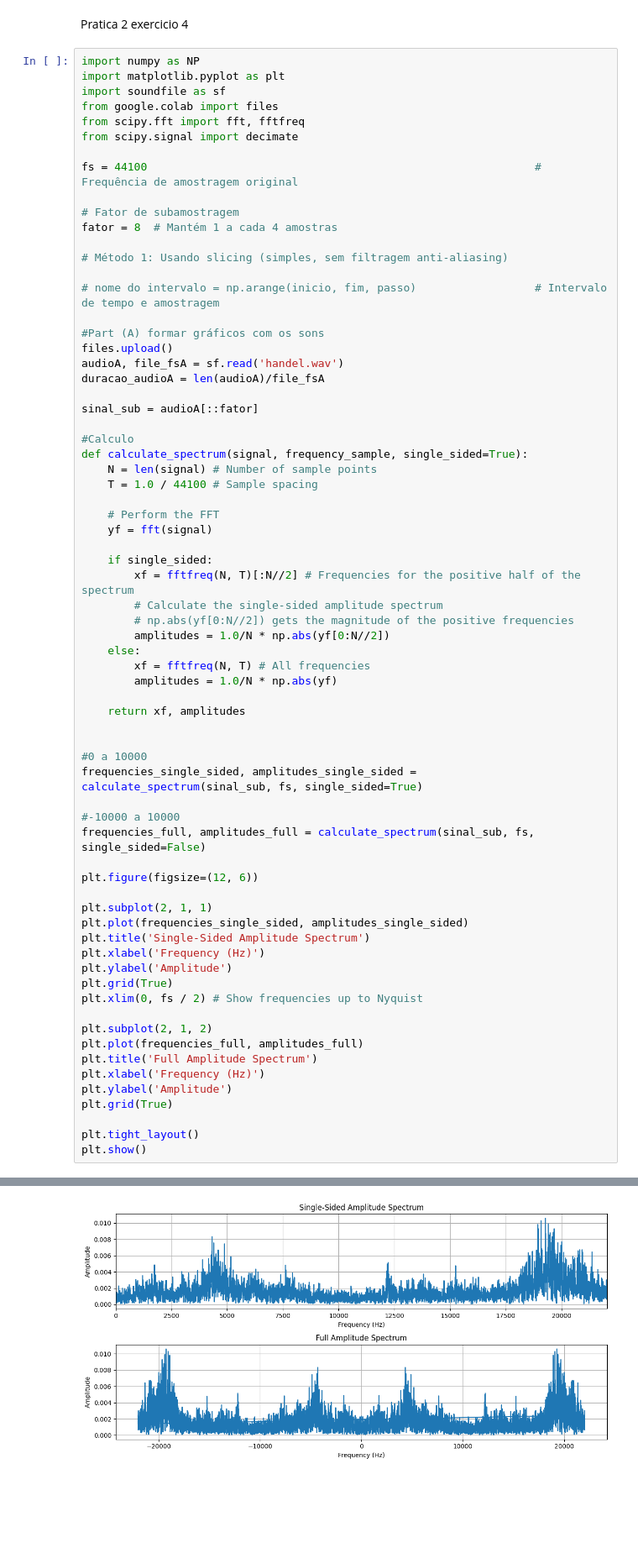
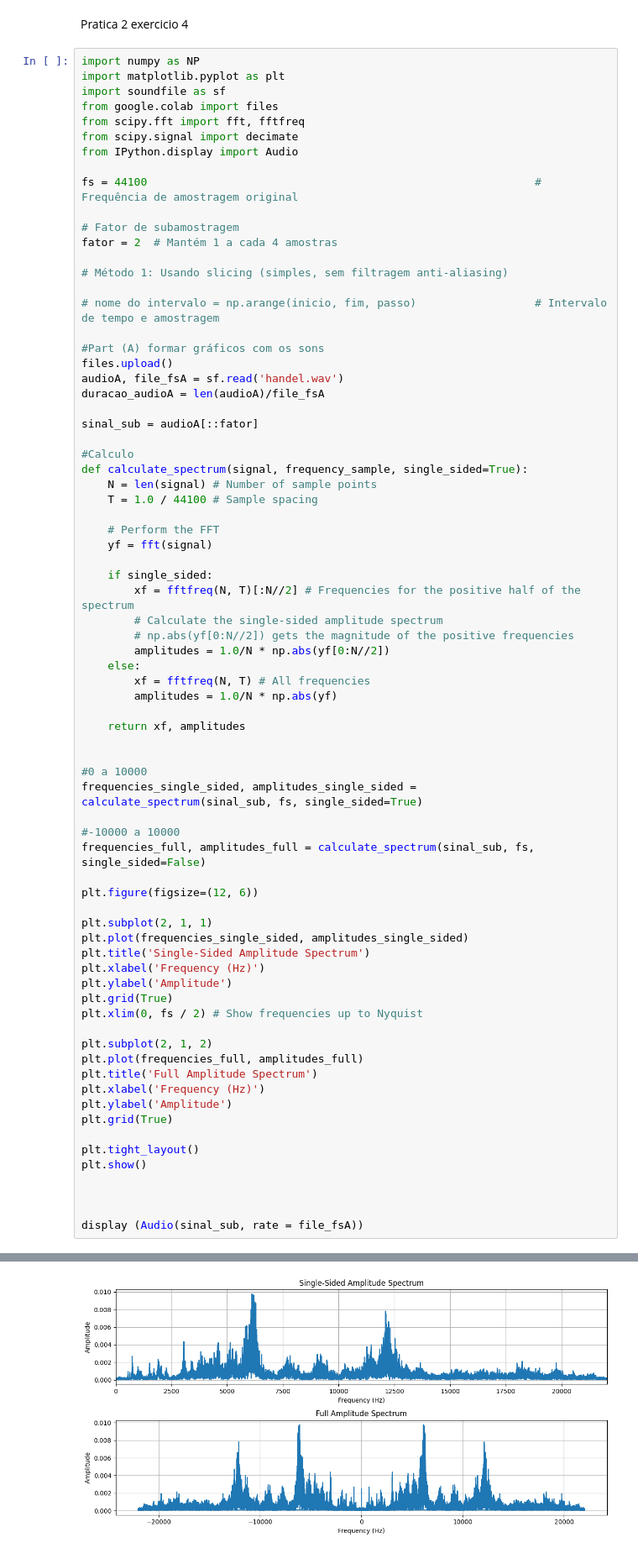
Before and after one commit to alyPoint/CEFET---Processamento-de-Sinais-I-140826, a Jupyter notebook: DSP_1_PRATICA_2.ipynb, the cells around one changed output, grey strips where cells are left out. Shown at 84% size. Saved outputs shown, nothing was run; the diff lists cells and outputs as text; blank space fills up the shorter version.

```diff
--- a/DSP_1_PRATICA_2.ipynb
+++ b/DSP_1_PRATICA_2.ipynb
@@ -200,11 +200,12 @@ import soundfile as sf
 from google.colab import files
 from scipy.fft import fft, fftfreq
 from scipy.signal import decimate
+from IPython.display import Audio
 
 fs = 44100                                                           # Frequência de amostragem original
 
 # Fator de subamostragem
-fator = 8  # Mantém 1 a cada 4 amostras
+fator = 2  # Mantém 1 a cada 4 amostras
 
 # Método 1: Usando slicing (simples, sem filtragem anti-aliasing)
 
@@ -262,5 +263,9 @@ plt.grid(True)
 
 plt.tight_layout()
 plt.show()
+
+
+
+display (Audio(sinal_sub, rate = file_fsA))
 # %% [output]
 [interactive output not drawn]
@@ -268 +273 @@ Saving handel.wav to handel (1).wav
-[figure, old version]
+[figure, new version]
```
Also changed, not shown: parts of 1 cell of this notebook.
